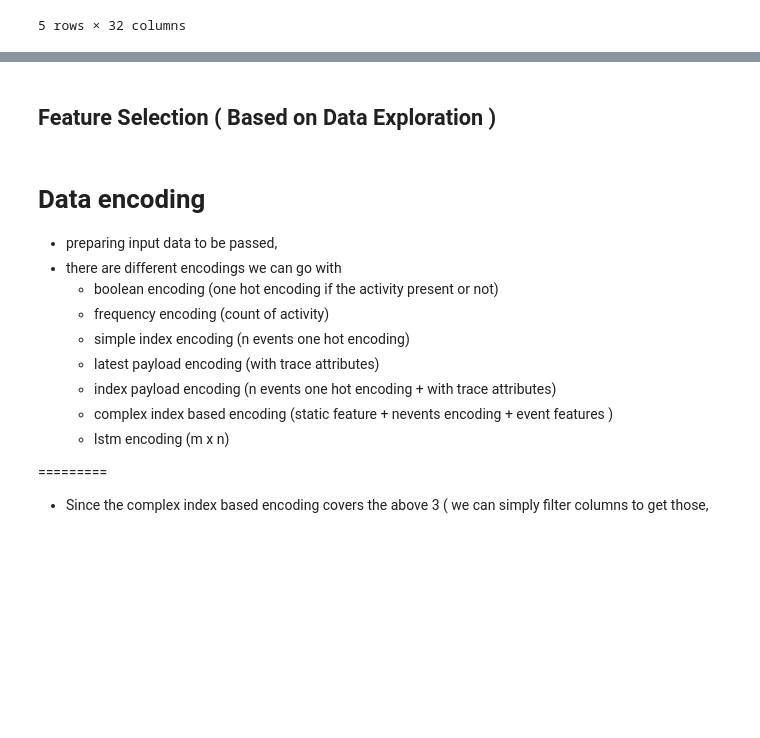
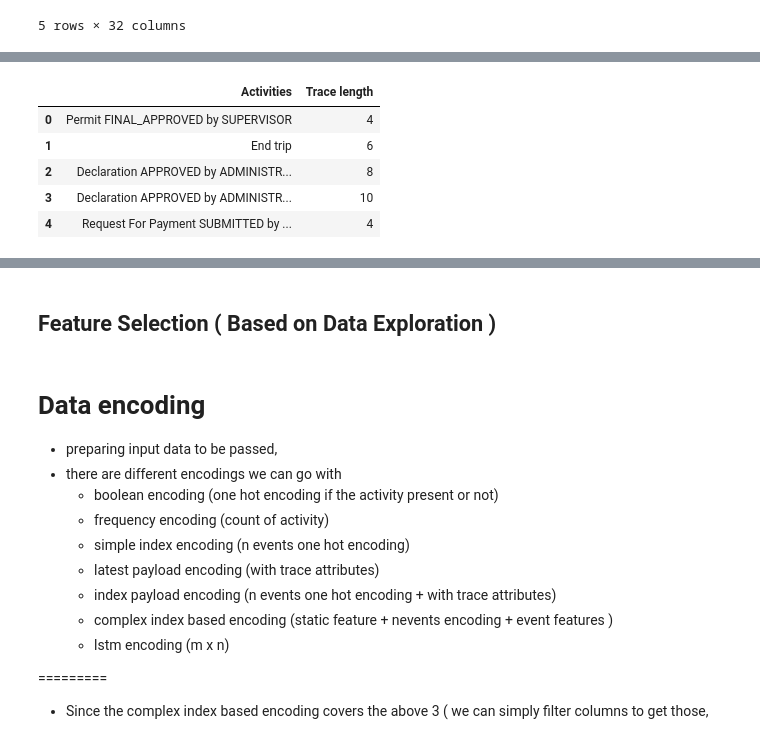
Before and after one commit to himanshudce/APM_BPI_2020, a Jupyter notebook: notebooks/data_prepration.ipynb, the cells around one changed output, grey strips where cells are left out. Drawn from its saved outputs; the diff is of its cells as text; code cells hidden in the pictures; blank space fills up the shorter version.

```diff
--- a/notebooks/data_prepration.ipynb
+++ b/notebooks/data_prepration.ipynb
@@ -292,0 +309,11 @@ df.head(5)
+# %%
+# create dataframe
+act_distribution = pd.DataFrame(event_distribution_LIST, columns=['Activities','Trace length'])
+act_distribution.head()
+# %% [output]
+|  | Activities | Trace length |
+| 0 | Permit FINAL_APPROVED by SUPERVISOR | 4 |
+| 1 | End trip | 6 |
+| 2 | Declaration APPROVED by ADMINISTR... | 8 |
+| 3 | Declaration APPROVED by ADMINISTR... | 10 |
+| 4 | Request For Payment SUBMITTED by ... | 4 |
```
Also changed, not shown: parts of 12 cells of this notebook, 2 other files.
